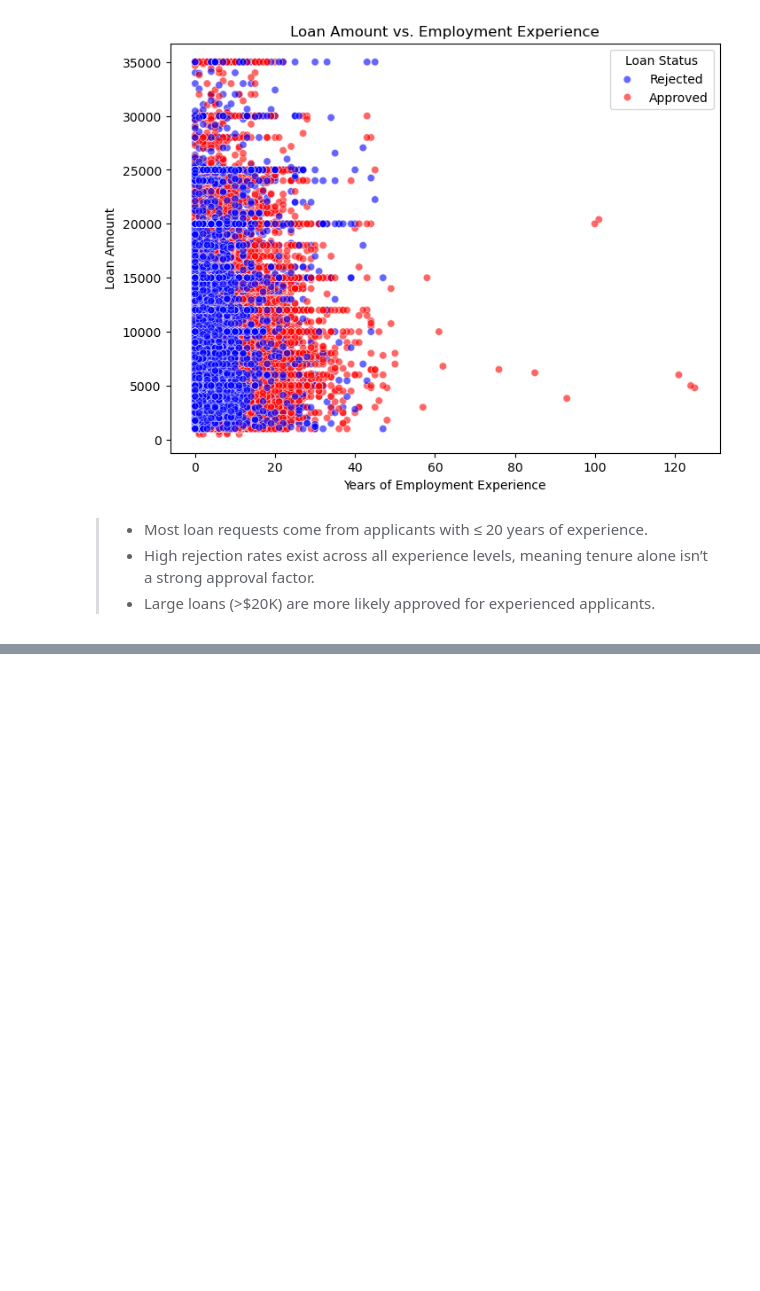
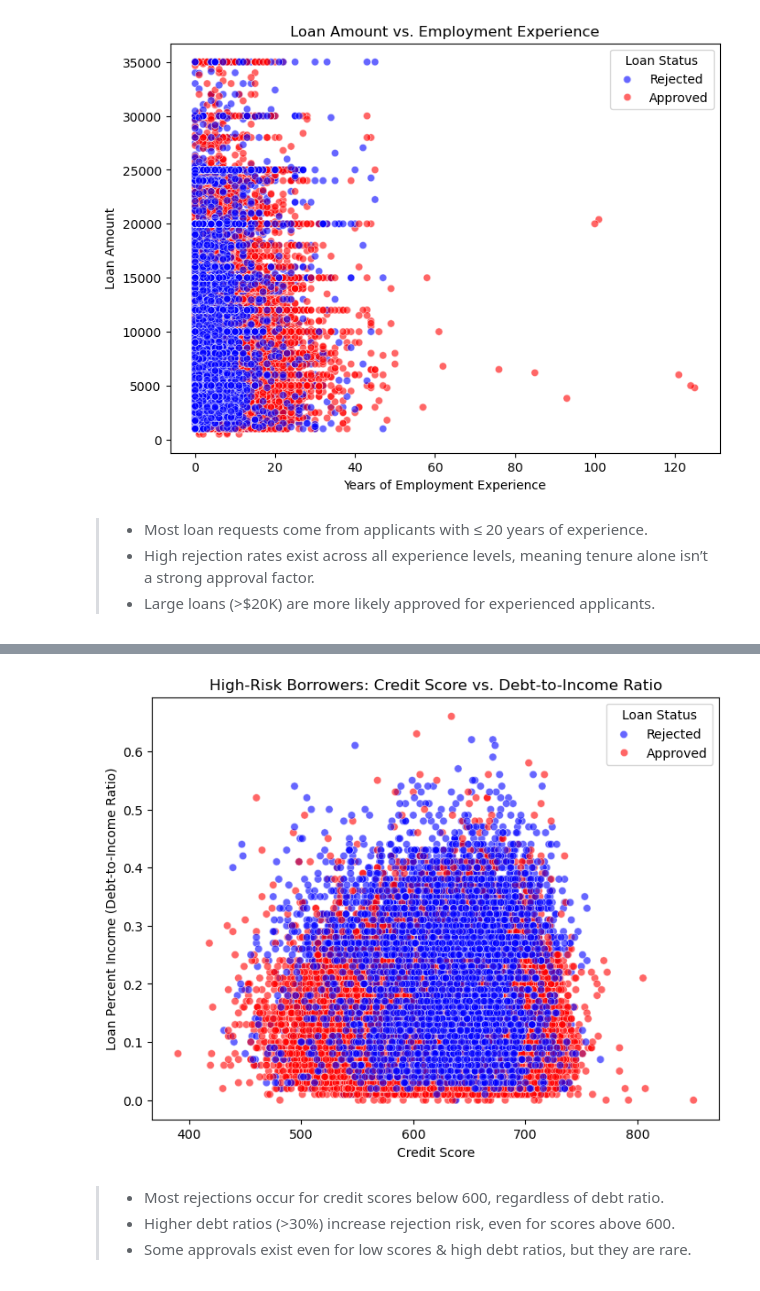
Before and after one commit to khan-asim-88/Loan-Approval-Prediction-Using-Machine-Learning, a Jupyter notebook: Loan_Approval_Prediction.ipynb, the cells around one changed output, grey strips where cells are left out. Cells and saved outputs as stored; diff of their text form; code cells hidden in the pictures; blank space fills up the shorter version.

```diff
--- a/Loan_Approval_Prediction.ipynb
+++ b/Loan_Approval_Prediction.ipynb
@@ -388,0 +410,19 @@ plot_loan_amount_vs_experience(loan_data)
+# %%
+# Deep Dive into Risk Analysis
+# High-Risk Borrowers (Low Credit Score + High Debt Ratio)
+def plot_high_risk_borrowers(df):
+    plt.figure(figsize=(8, 6))
+    sns.scatterplot(x='credit_score', y='loan_percent_income', hue='loan_status', data=df, alpha=0.6, palette={0: 'red', 1: 'blue'})
+    plt.title('High-Risk Borrowers: Credit Score vs. Debt-to-Income Ratio')
+    plt.xlabel('Credit Score')
+    plt.ylabel('Loan Percent Income (Debt-to-Income Ratio)')
+    plt.legend(title="Loan Status", labels=["Rejected", "Approved"])
+    plt.show()
+# %%
+plot_high_risk_borrowers(loan_data)
+# %% [output]
+[figure, added]
+# %% [markdown]
+> - Most rejections occur for credit scores below 600, regardless of debt ratio.
+> - Higher debt ratios (>30%) increase rejection risk, even for scores above 600.
+> - Some approvals exist even for low scores & high debt ratios, but they are rare.
```
Also changed, not shown: parts of 11 cells of this notebook.
